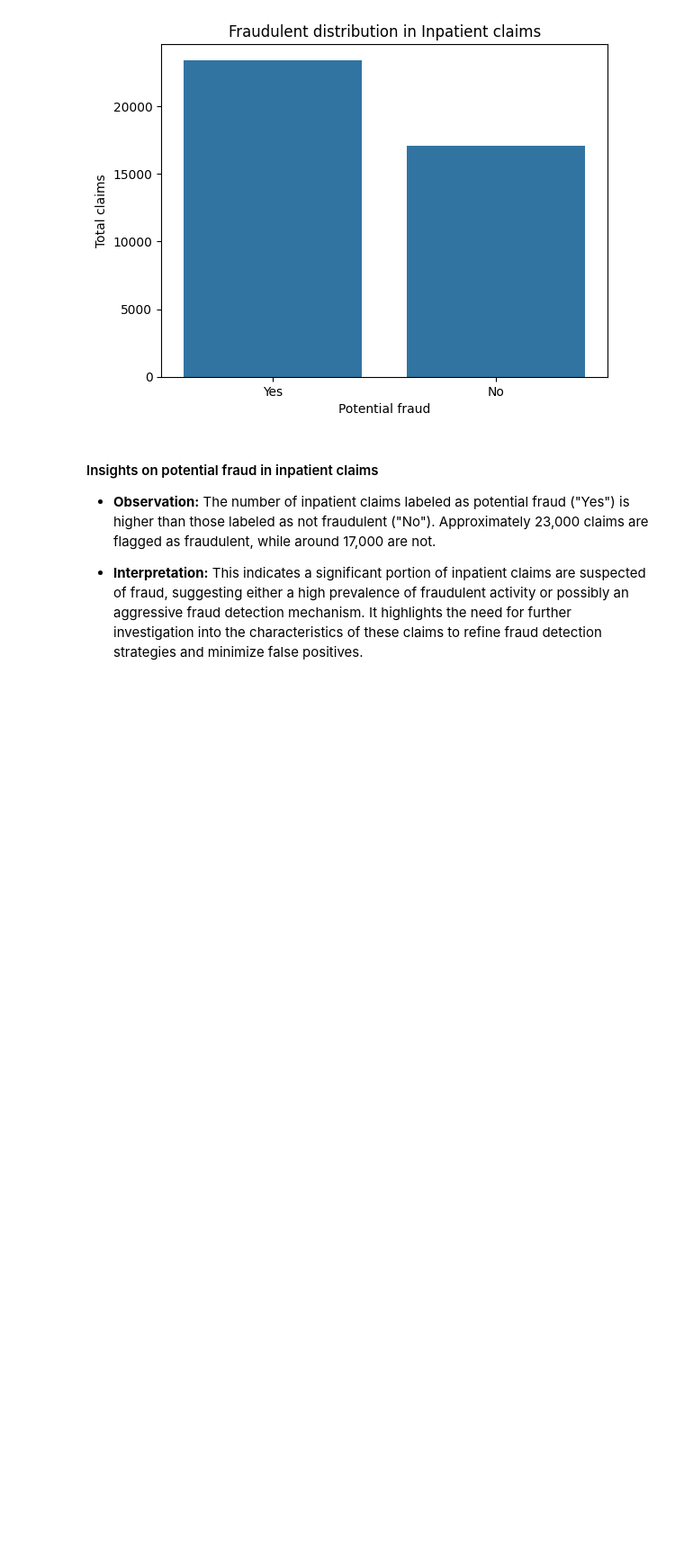
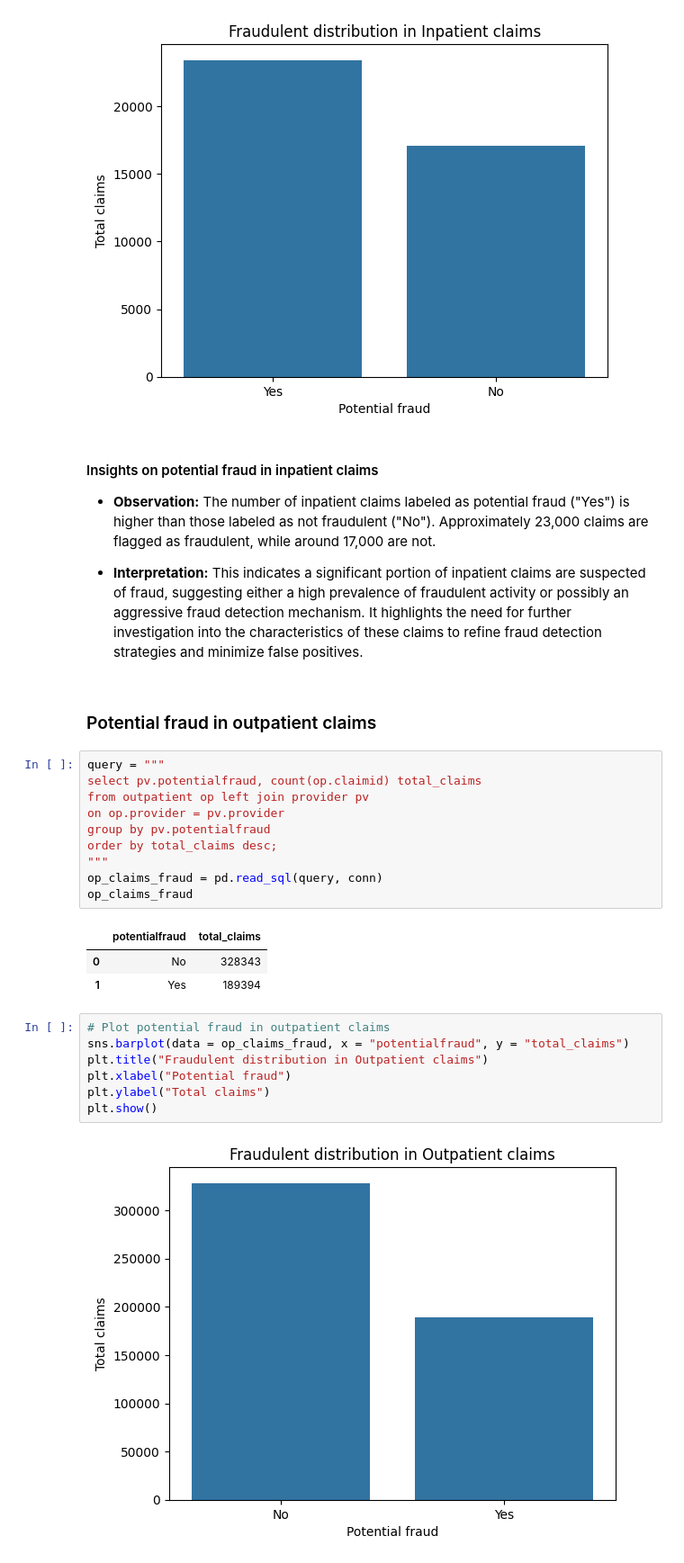
Before and after one commit to Bhuvi128/Medicare-Provider-Fraud-Analysis, a Jupyter notebook: Medicare Claims Fraud Analysis.ipynb, the cells around one changed output. Shown: that part at 90% size. Drawn from its saved outputs; the diff is of its cells as text; blank space fills up the shorter version.

```diff
--- a/Medicare Claims Fraud Analysis.ipynb
+++ b/Medicare Claims Fraud Analysis.ipynb
@@ -98,3 +98,28 @@ plt.show()
 
 - **Interpretation:**
   This indicates a significant portion of inpatient claims are suspected of fraud, suggesting either a high prevalence of fraudulent activity or possibly an aggressive fraud detection mechanism. It highlights the need for further investigation into the characteristics of these claims to refine fraud detection strategies and minimize false positives.
+# %% [markdown]
+### Potential fraud in outpatient claims
+# %%
+query = """
+select pv.potentialfraud, count(op.claimid) total_claims
+from outpatient op left join provider pv
+on op.provider = pv.provider
+group by pv.potentialfraud
+order by total_claims desc;
+"""
+op_claims_fraud = pd.read_sql(query, conn)
+op_claims_fraud
+# %% [output]
+|  | potentialfraud | total_claims |
+| 0 | No | 328343 |
+| 1 | Yes | 189394 |
+# %%
+# Plot potential fraud in outpatient claims
+sns.barplot(data = op_claims_fraud, x = "potentialfraud", y = "total_claims")
+plt.title("Fraudulent distribution in Outpatient claims")
+plt.xlabel("Potential fraud")
+plt.ylabel("Total claims")
+plt.show()
+# %% [output]
+[figure, added]
```
Also changed, not shown: parts of 17 cells of this notebook, 1 other file.
